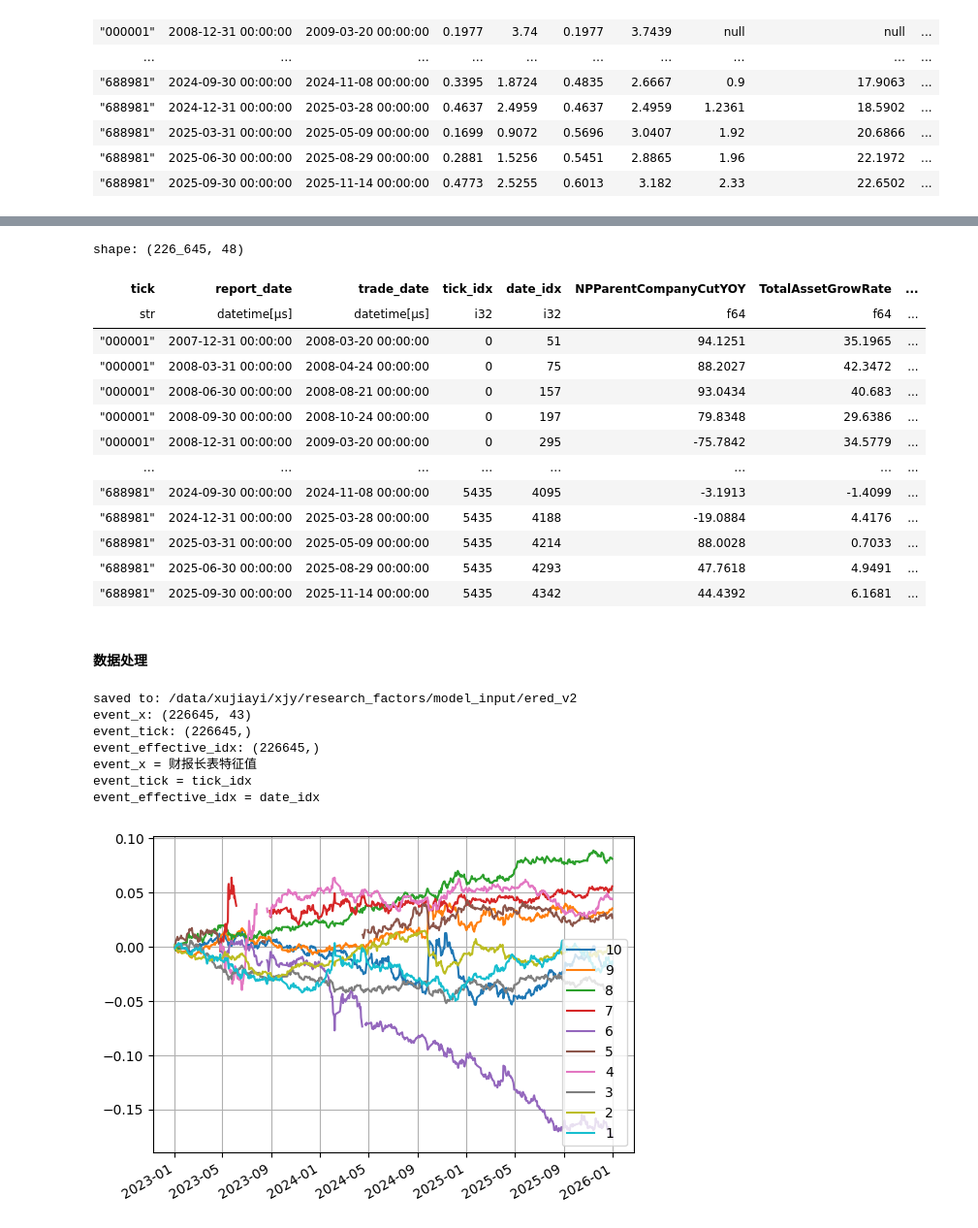
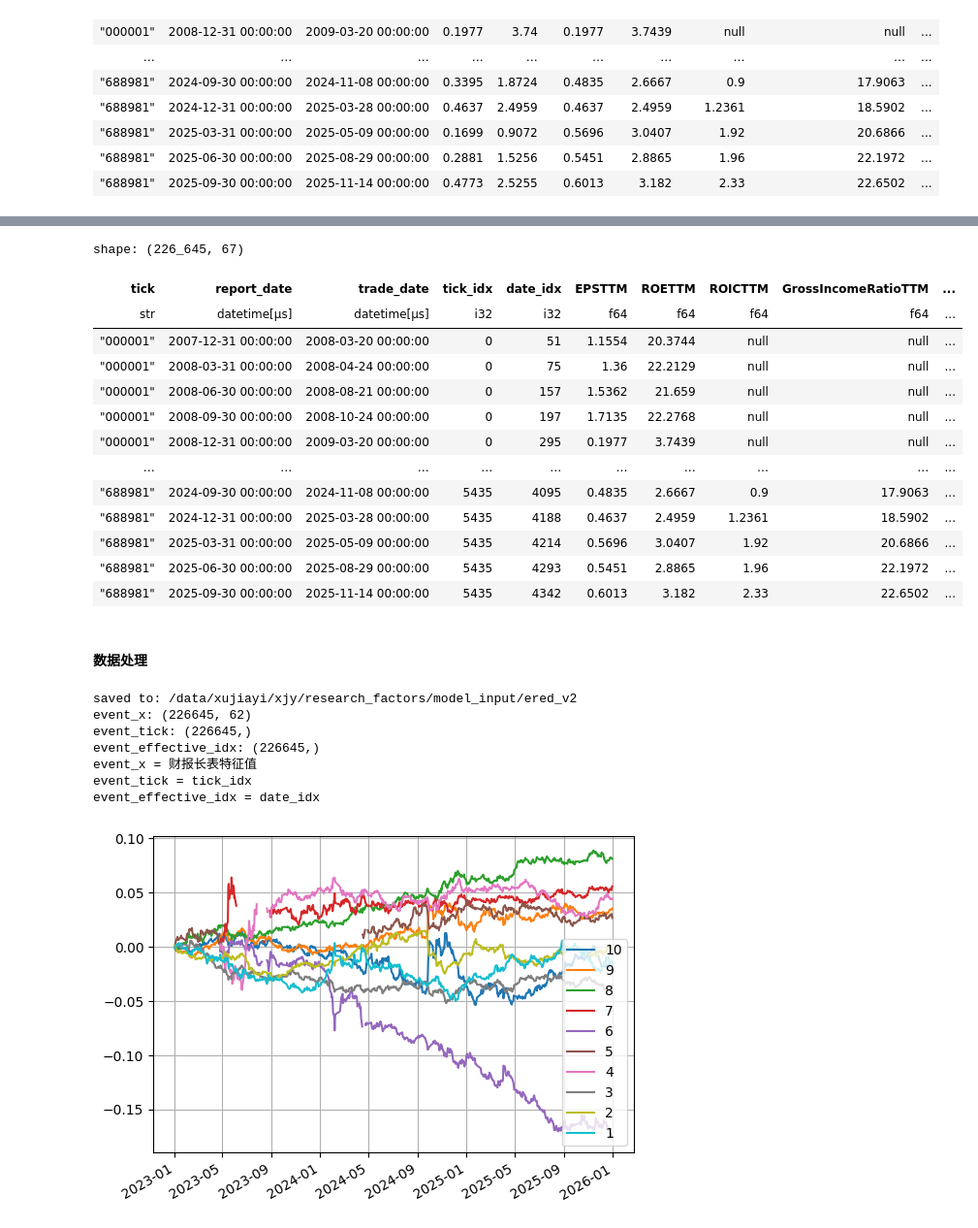
Before and after one commit to Xujy424/end2end, a Jupyter notebook: 1_get_data/model_specific/ered.ipynb, the cells around one changed output, grey strips where cells are left out. Shown at 97% size. Cells and saved outputs as stored; diff of their text form; code cells hidden in the pictures.

```diff
--- a/1_get_data/model_specific/ered.ipynb
+++ b/1_get_data/model_specific/ered.ipynb
@@ -462,3 +462,8 @@ final = dff.with_columns([
     (pl.col(c+'_ue') / pl.col(c+'_uestd').replace(0, None)).alias(c+'_sue')
     for c in sue_base_cols
 ])
+# %%
+feat_cols.remove('EPS')
+feat_cols.remove('ROE')
+feat_cols = feat_cols+['eps','roe']
+feat_cols
@@ -465,32 +488,30 @@ final = dff.with_columns([
 # %%
-feat_cols = [
-    'NPParentCompanyCutYOY','TotalAssetGrowRate','NetOperateCashFlowYOY'
-]+[
+feat_cols = feat_cols+[
     c+'_yoy' for c in delta_cols1+delta_cols2
 ]+[
     c+'_qoq' for c in delta_cols1+delta_cols2
 ]+[
     c+'_sue' for c in sue_base_cols
 ]
 idx_cols = ['tick','report_date','trade_date','tick_idx','date_idx']
 
 final = final.select(idx_cols+feat_cols)
 final
 # %% [output]
-shape: (226_645, 48)
+shape: (226_645, 67)
-| tick | report_date | trade_date | tick_idx | date_idx | NPParentCompanyCutYOY | TotalAssetGrowRate | ... |
-| str | datetime[μs] | datetime[μs] | i32 | i32 | f64 | f64 | ... |
-| "000001" | 2007-12-31 00:00:00 | 2008-03-20 00:00:00 | 0 | 51 | 94.1251 | 35.1965 | ... |
-| "000001" | 2008-03-31 00:00:00 | 2008-04-24 00:00:00 | 0 | 75 | 88.2027 | 42.3472 | ... |
-| "000001" | 2008-06-30 00:00:00 | 2008-08-21 00:00:00 | 0 | 157 | 93.0434 | 40.683 | ... |
-| "000001" | 2008-09-30 00:00:00 | 2008-10-24 00:00:00 | 0 | 197 | 79.8348 | 29.6386 | ... |
-| "000001" | 2008-12-31 00:00:00 | 2009-03-20 00:00:00 | 0 | 295 | -75.7842 | 34.5779 | ... |
-| … | … | … | … | … | … | … | ... |
-| "688981" | 2024-09-30 00:00:00 | 2024-11-08 00:00:00 | 5435 | 4095 | -3.1913 | -1.4099 | ... |
-| "688981" | 2024-12-31 00:00:00 | 2025-03-28 00:00:00 | 5435 | 4188 | -19.0884 | 4.4176 | ... |
-| "688981" | 2025-03-31 00:00:00 | 2025-05-09 00:00:00 | 5435 | 4214 | 88.0028 | 0.7033 | ... |
-| "688981" | 2025-06-30 00:00:00 | 2025-08-29 00:00:00 | 5435 | 4293 | 47.7618 | 4.9491 | ... |
-| "688981" | 2025-09-30 00:00:00 | 2025-11-14 00:00:00 | 5435 | 4342 | 44.4392 | 6.1681 | ... |
+| tick | report_date | trade_date | tick_idx | date_idx | EPSTTM | ROETTM | ROICTTM | GrossIncomeRatioTTM | ... |
+| str | datetime[μs] | datetime[μs] | i32 | i32 | f64 | f64 | f64 | f64 | ... |
+| "000001" | 2007-12-31 00:00:00 | 2008-03-20 00:00:00 | 0 | 51 | 1.1554 | 20.3744 | null | null | ... |
+| "000001" | 2008-03-31 00:00:00 | 2008-04-24 00:00:00 | 0 | 75 | 1.36 | 22.2129 | null | null | ... |
+| "000001" | 2008-06-30 00:00:00 | 2008-08-21 00:00:00 | 0 | 157 | 1.5362 | 21.659 | null | null | ... |
+| "000001" | 2008-09-30 00:00:00 | 2008-10-24 00:00:00 | 0 | 197 | 1.7135 | 22.2768 | null | null | ... |
+| "000001" | 2008-12-31 00:00:00 | 2009-03-20 00:00:00 | 0 | 295 | 0.1977 | 3.7439 | null | null | ... |
+| … | … | … | … | … | … | … | … | … | ... |
+| "688981" | 2024-09-30 00:00:00 | 2024-11-08 00:00:00 | 5435 | 4095 | 0.4835 | 2.6667 | 0.9 | 17.9063 | ... |
+| "688981" | 2024-12-31 00:00:00 | 2025-03-28 00:00:00 | 5435 | 4188 | 0.4637 | 2.4959 | 1.2361 | 18.5902 | ... |
+| "688981" | 2025-03-31 00:00:00 | 2025-05-09 00:00:00 | 5435 | 4214 | 0.5696 | 3.0407 | 1.92 | 20.6866 | ... |
+| "688981" | 2025-06-30 00:00:00 | 2025-08-29 00:00:00 | 5435 | 4293 | 0.5451 | 2.8865 | 1.96 | 22.1972 | ... |
+| "688981" | 2025-09-30 00:00:00 | 2025-11-14 00:00:00 | 5435 | 4342 | 0.6013 | 3.182 | 2.33 | 22.6502 | ... |
 # %% [markdown]
 #### 数据处理
 # %%
@@ -565,7 +586,7 @@ print("event_tick = tick_idx")
 print("event_effective_idx = date_idx")
 # %% [output]
 saved to: /data/xujiayi/xjy/research_factors/model_input/ered_v2
-event_x: (226645, 43)
+event_x: (226645, 62)
 event_tick: (226645,)
 event_effective_idx: (226645,)
 event_x = 财报长表特征值
```
Also changed, not shown: parts of 5 cells of this notebook, 3 other files.
